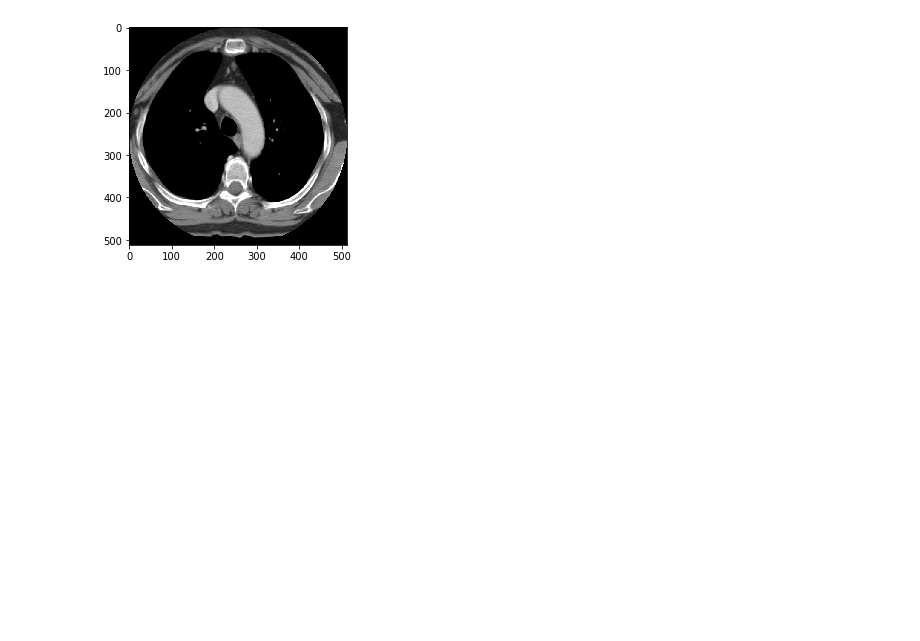
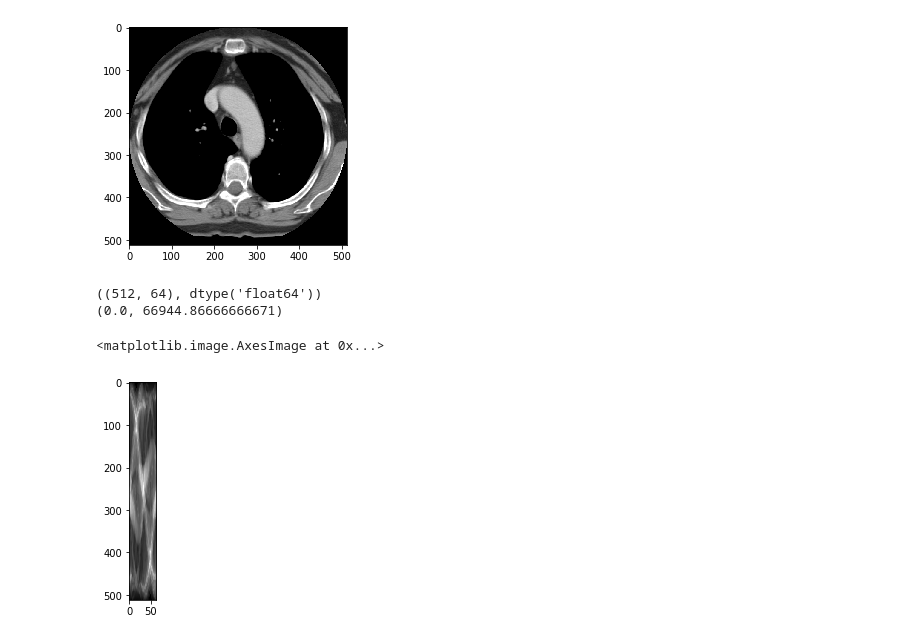
Before and after one commit to bottlenome/tf_unet, a Jupyter notebook: demo/fbp_unet.ipynb, the cells around one changed output. Saved outputs shown, nothing was run; the diff lists cells and outputs as text; code cells hidden in the pictures; blank space fills up the shorter version.

```diff
--- a/demo/fbp_unet.ipynb
+++ b/demo/fbp_unet.ipynb
@@ -212,3 +193,20 @@ int32
 255.0
 <matplotlib.image.AxesImage at 0x...>
 [figure]
+# %%
+from skimage.transform import radon
+import mlem
+
+#shape = (256, 512)
+#sino = mlem.mlem.forward_projection(normalized, shape)
+
+theta = np.linspace(0., 360., 64, endpoint=False)
+sino = radon(normalized, theta=theta, circle=True)
+print(sino.shape, sino.dtype)
+print(np.min(sino), np.max(sino))
+plt.imshow(sino)
+# %% [output]
+((512, 64), dtype('float64'))
+(0.0, 66944.86666666671)
+<matplotlib.image.AxesImage at 0x...>
+[figure, added]
```
Also changed, not shown: parts of 10 cells of this notebook, 2 other files.
